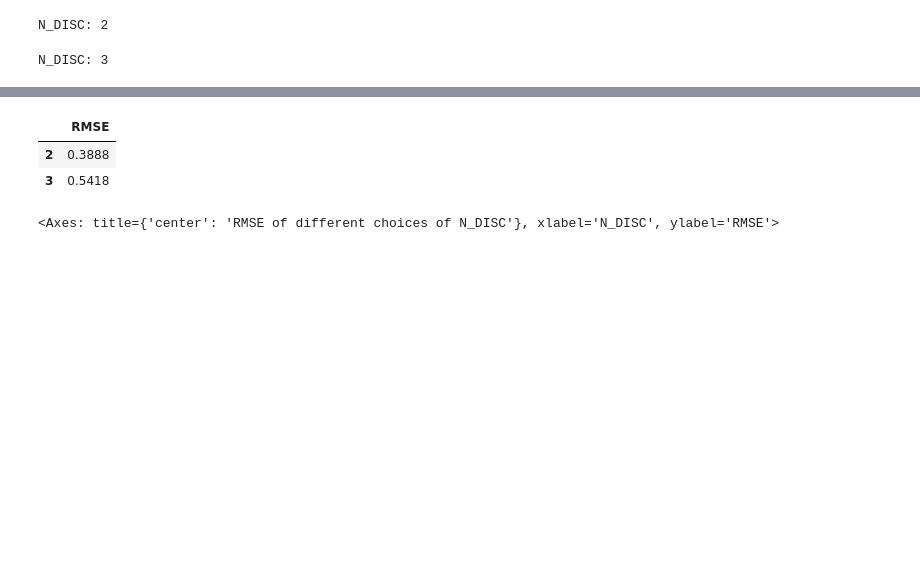
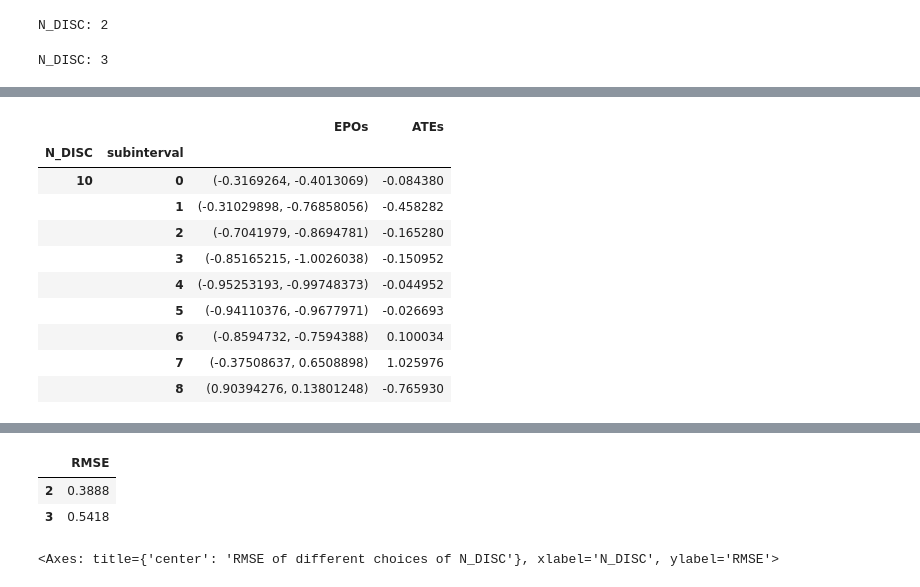
Before and after one commit to chris-L6/CausalPFN, a Jupyter notebook: notebooks/notebook_cepo_figuring_out.ipynb, the cells around one changed output, grey strips where cells are left out. Cells and saved outputs as stored; diff of their text form; code cells hidden in the pictures; blank space fills up the shorter version.

```diff
--- a/notebooks/notebook_cepo_figuring_out.ipynb
+++ b/notebooks/notebook_cepo_figuring_out.ipynb
@@ -165,0 +184,14 @@ KeyboardInterrupt:
+# %%
+df_N
+# %% [output]
+|  |  | EPOs | ATEs |
+| N_DISC | subinterval |  |  |
+| 10 | 0 | (-0.3169264, -0.4013069) | -0.084380 |
+|  | 1 | (-0.31029898, -0.76858056) | -0.458282 |
+|  | 2 | (-0.7041979, -0.8694781) | -0.165280 |
+|  | 3 | (-0.85165215, -1.0026038) | -0.150952 |
+|  | 4 | (-0.95253193, -0.99748373) | -0.044952 |
+|  | 5 | (-0.94110376, -0.9677971) | -0.026693 |
+|  | 6 | (-0.8594732, -0.7594388) | 0.100034 |
+|  | 7 | (-0.37508637, 0.6508898) | 1.025976 |
+|  | 8 | (0.90394276, 0.13801248) | -0.765930 |
```
Also changed, not shown: parts of 10 cells of this notebook, 4 other files.
